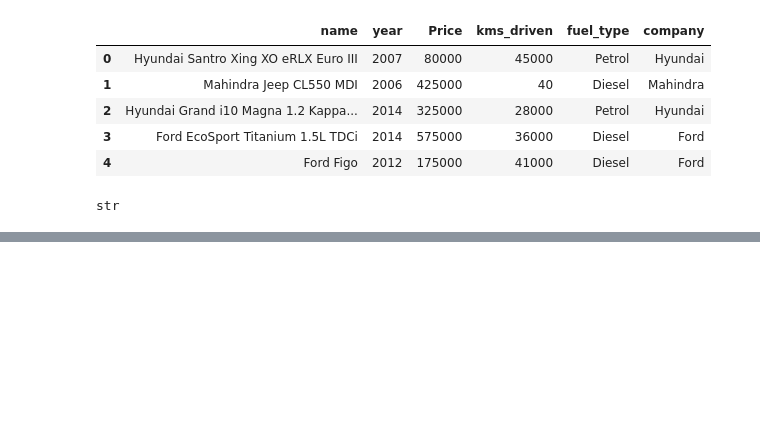
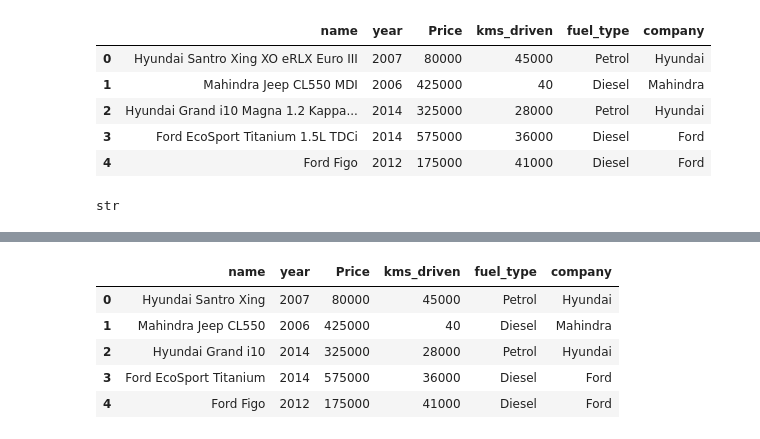
Before and after one commit to KARINAgoncalvesSOARES/ML_verificando_peco_carro, a Jupyter notebook: predicao_preco_car.ipynb, the cells around one changed output, grey strips where cells are left out. Cells and saved outputs as stored; diff of their text form; code cells hidden in the pictures; blank space fills up the shorter version.

```diff
--- a/predicao_preco_car.ipynb
+++ b/predicao_preco_car.ipynb
@@ -274,0 +304,11 @@ See the caveats in the documentation: https://pandas.pydata.org/pandas-docs/stab
+# %%
+# Mudança de nomes de carros. Mantendo apenas as três primeiras palavras:
+df2['name'] = df2['name'].str.split().str.slice(start=0, stop=3).str.join(" ")
+df2.head()
+# %% [output]
+|  | name | year | Price | kms_driven | fuel_type | company |
+| 0 | Hyundai Santro Xing | 2007 | 80000 | 45000 | Petrol | Hyundai |
+| 1 | Mahindra Jeep CL550 | 2006 | 425000 | 40 | Diesel | Mahindra |
+| 2 | Hyundai Grand i10 | 2014 | 325000 | 28000 | Petrol | Hyundai |
+| 3 | Ford EcoSport Titanium | 2014 | 575000 | 36000 | Diesel | Ford |
+| 4 | Ford Figo | 2012 | 175000 | 41000 | Diesel | Ford |
```
Also changed, not shown: parts of 9 cells of this notebook.
